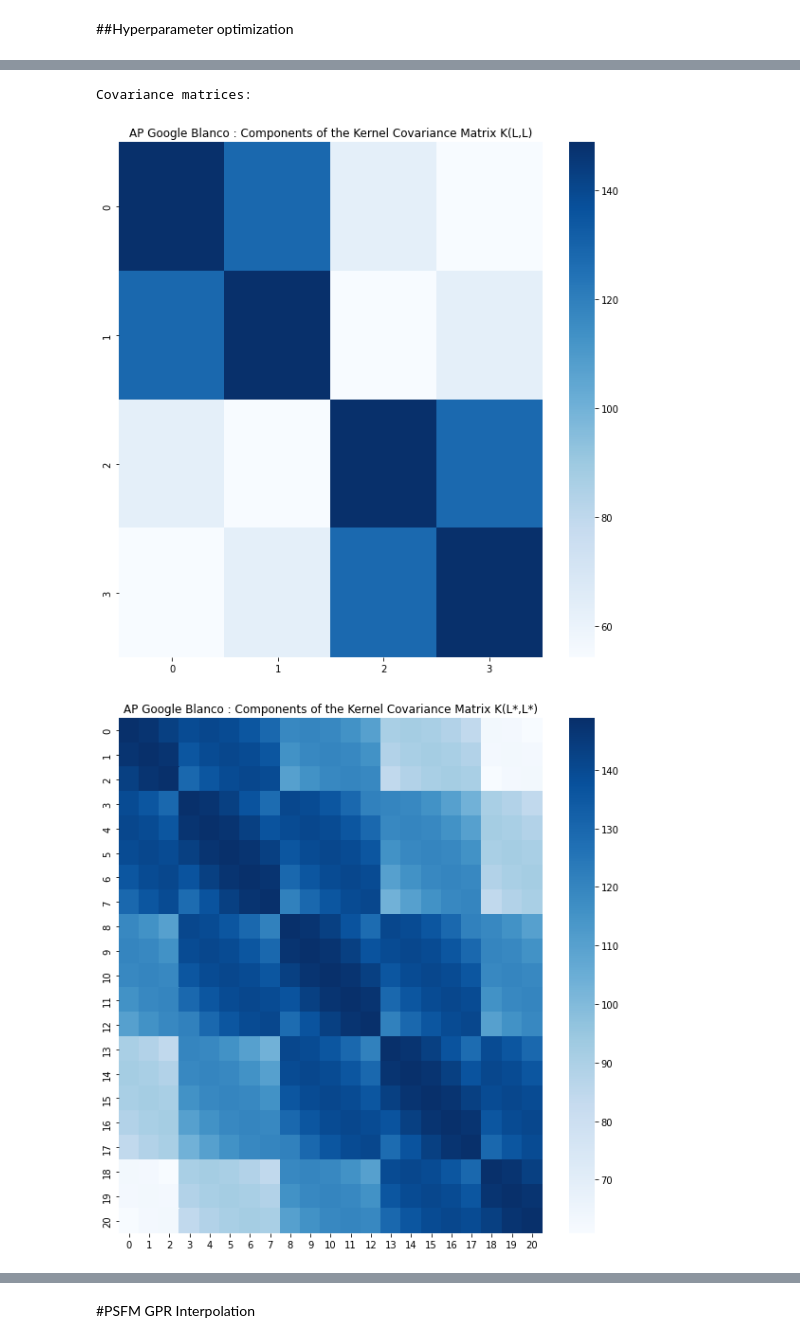
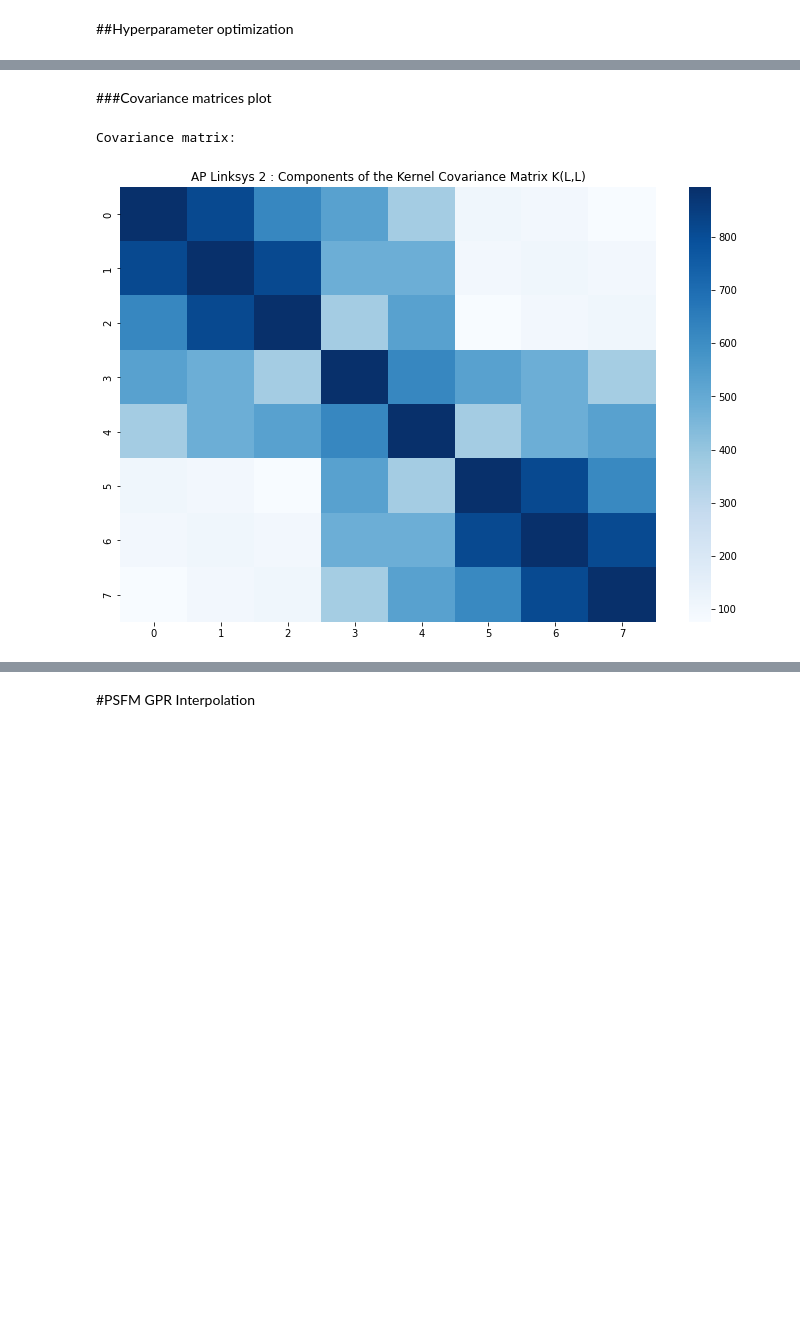
Before and after one commit to carlogattuso/Indoor_Positioning_RTT_GPR, a Jupyter notebook: ap_obs.ipynb, the cells around one changed output, grey strips where cells are left out. Drawn from its saved outputs; the diff is of its cells as text; code cells hidden in the pictures; blank space fills up the shorter version.

```diff
--- a/ap_obs.ipynb
+++ b/ap_obs.ipynb
@@ -59,8 +59,8 @@ width =  8#@param {type:"number"}
 height = 19.2 #@param {type:"number"}
 
 #@markdown ##Granularity (meters)
-granularity_x =  2#@param {type:"number"}
-granularity_y =  4.6#@param {type:"number"}
+granularity_x =  1#@param {type:"number"}
+granularity_y =  2.3#@param {type:"number"}
 
 points_x = int(width/granularity_x +1)
 points_y = int(height/granularity_y +1)
@@ -139,17 +139,17 @@ ap_list.append(AP('Google Blanco', 0, 19.2, '58:cb:52:d7:b4:d9#1'))
 
 ap_list.append(AP('Google Azul', 0, 0, '58:cb:52:d7:b5:31#1'))
 
-#ap_list.append(AP('Linksys 1', 4, 0, '30:23:03:87:17:80#1'))
+ap_list.append(AP('Linksys 1', 4, 0, '30:23:03:87:17:80#1'))
 
 ap_list.append(AP('Google Verde', 8, 0, '58:cb:52:d7:b5:5d#1'))
 
-#ap_list.append(AP('Linksys 2', 0, 9.6, '30:23:03:87:17:98#1'))
+ap_list.append(AP('Linksys 2', 0, 9.6, '30:23:03:87:17:98#1'))
 
 ap_list.append(AP('Google Rojo', 8.0, 19.2, '58:cb:52:d7:bb:61#1'))
 
-#ap_list.append(AP('Linksys 3', 4, 19.2, '30:23:03:87:19:6c#1'))
+ap_list.append(AP('Linksys 3', 4, 19.2, '30:23:03:87:19:6c#1'))
 
-#ap_list.append(AP('Linksys 4', 8, 9.6, 'c4:41:1e:fa:08:88#1'))
+ap_list.append(AP('Linksys 4', 8, 9.6, 'c4:41:1e:fa:08:88#1'))
 # %% [markdown]
 ##Sort APs by location
 # %%
@@ -772,36 +760,23 @@ G.shape == (k_array_len + k_star2_array_len, k_array_len + k_star2_array_len)
 True
+# %% [markdown]
+###Covariance matrices plot
 # %%
-#@title ##Covariance Matrices Plot
-ap_selected = "Google Blanco"  #@param ['Google Blanco', 'Linksys 1', 'Google Azul', 'Linksys 2', 'Google Rojo', 'Linksys 3', 'Google Verde']
-sample = 8 #@param {type:"slider", min:0, max:100, step:1}
+#@title ###K Matrix Plot
+ap_selected = "Linksys 2"  #@param ['Google Blanco', 'Linksys 1', 'Google Azul', 'Linksys 2', 'Google Rojo', 'Linksys 3', 'Google Verde']
+sample = 3 #@param {type:"slider", min:0, max:100, step:1}
 
 try:
   ap_indexes[ap_selected]
 except:
   ap_selected = ap_labels[0]
 
 """
 Kernel Covariance Matrix K(L,L)
 """
-fig, ax = plt.subplots(figsize=(points_y*2, points_x*2))
+fig, ax = plt.subplots(figsize=(12, 8))
 sns.heatmap(data=k_array[sample][int(ap_indexes[ap_selected])].astype(np.float), cmap='Blues', ax=ax)
 ax.set(title='AP '+ap_selected+' : Components of the Kernel Covariance Matrix K(L,L)')
-
-"""
-Kernel Covariance Matrix K(L*,L*)
-"""
-fig, ax = plt.subplots(figsize=(points_y*2, points_x*2))
-sns.heatmap(data=k_star2_array[sample][int(ap_indexes[ap_selected])].astype(np.float), cmap='Blues', ax=ax)
-ax.set(title='AP '+ap_selected+' : Components of the Kernel Covariance Matrix K(L*,L*)')
-
-"""
-Kernel Covariance Matrix K(L*,L)
-"""
-fig, ax = plt.subplots(figsize=(points_y*2, points_x*2))
-sns.heatmap(data=k_star_array[sample][int(ap_indexes[ap_selected])].astype(np.float), cmap='Blues', ax=ax)
-ax.set(title='AP '+ap_selected+' : Components of the Kernel Covariance Matrix K(L*,L)')
-print("\nCovariance matrices: \n\n")
+print("\nCovariance matrix: \n\n")
 # %% [output]
-Covariance matrices:
+Covariance matrix:
-[figure, old version]
+[figure, new version]
-[figure, removed]
```
Also changed, not shown: parts of 22 cells of this notebook.
